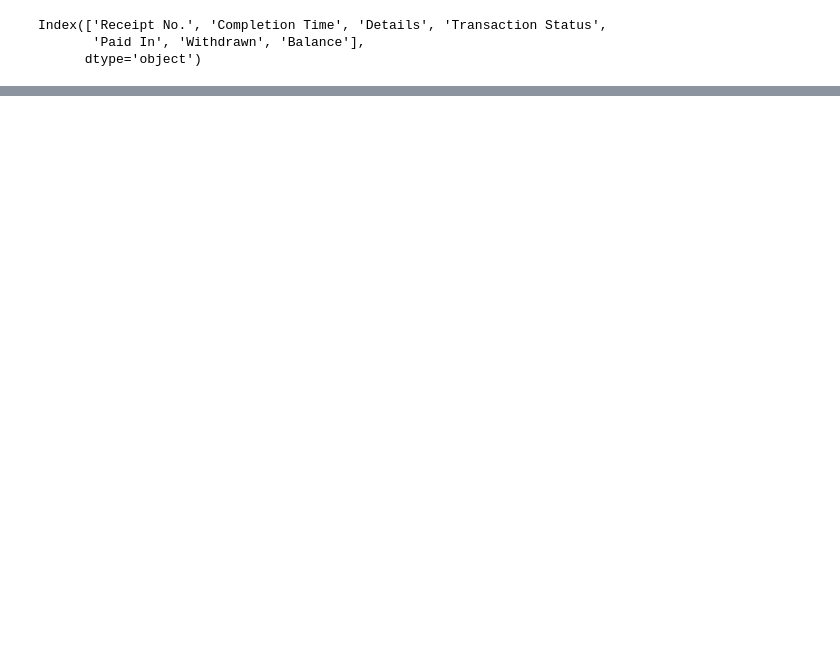
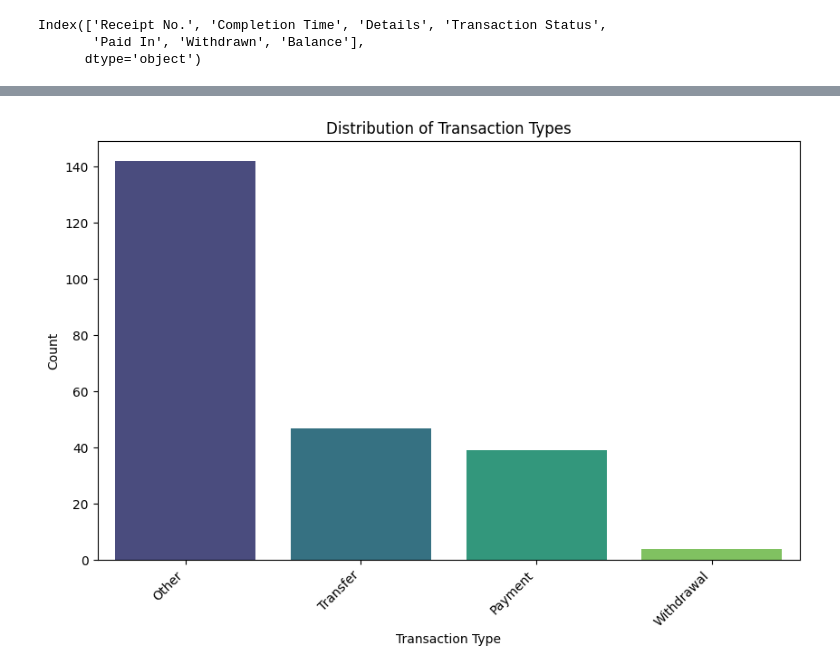
Before and after one commit to raphiqi/MPESA-Statement-Analysis-crunch-, a Jupyter notebook: credit score mpesa.ipynb, the cells around one changed output, grey strips where cells are left out. Drawn from its saved outputs; the diff is of its cells as text; code cells hidden in the pictures; blank space fills up the shorter version.

```diff
--- a/credit score mpesa.ipynb
+++ b/credit score mpesa.ipynb
@@ -337,0 +186,19 @@ Eligible :
+# %%
+# Function to categorize transaction types based on keywords
+def categorize_transaction_type(details):
+    details = details.lower()  # Convert to lowercase for case-insensitive matching
+
+    if 'transfer' in details:
+        return 'Transfer'
+    elif 'payment' in details or 'bill' in details:
+        return 'Payment'
+    elif 'withdraw' in details:
+        return 'Withdrawal'
+    else:
+        return 'Other'
+
+# Apply the categorization function to create a new column 'Transaction Type'
+df['Transaction Type'] = df['Details'].apply(categorize_transaction_type)
+
+# Display the dataframe with the new 'Transaction Type' column
+print(df[['Completion Time', 'Details', 'Transaction Type']])
@@ -337,0 +223,16 @@ Eligible :
+# %%
+import seaborn as sns
+
+# Count the occurrences of each transaction type
+transaction_type_counts = df['Transaction Type'].value_counts()
+
+# Plotting the bar chart
+plt.figure(figsize=(10, 6))
+sns.barplot(x=transaction_type_counts.index, y=transaction_type_counts.values, palette='viridis')
+plt.title('Distribution of Transaction Types')
+plt.xlabel('Transaction Type')
+plt.ylabel('Count')
+plt.xticks(rotation=45, ha='right')
+plt.show()
+# %% [output]
+[figure, added]
```
Also changed, not shown: parts of 82 cells of this notebook.
